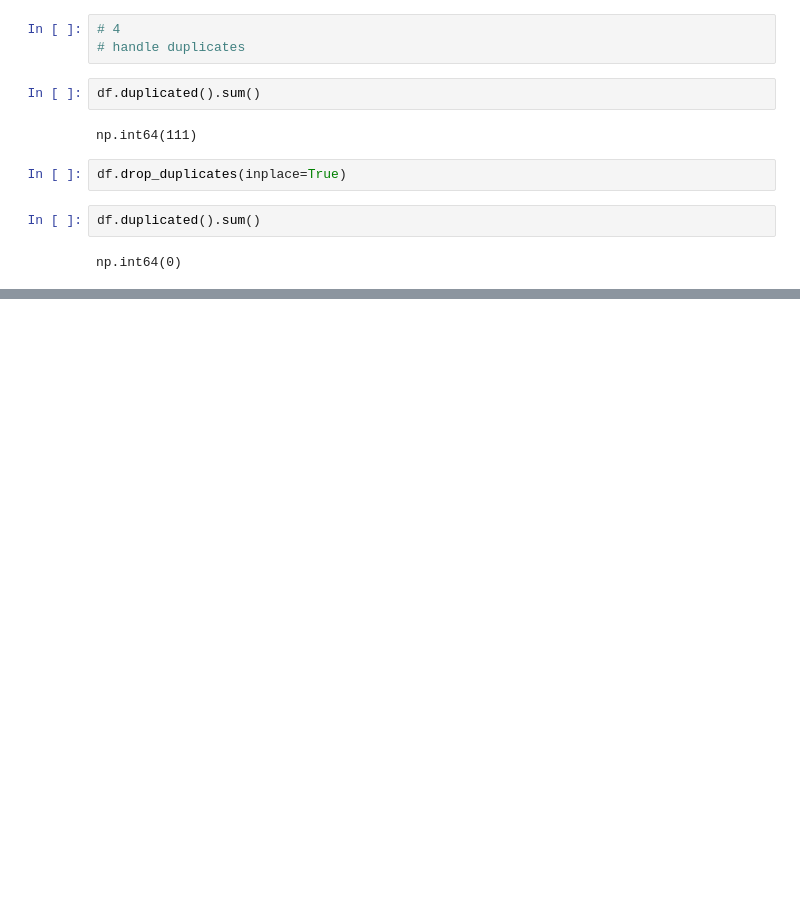
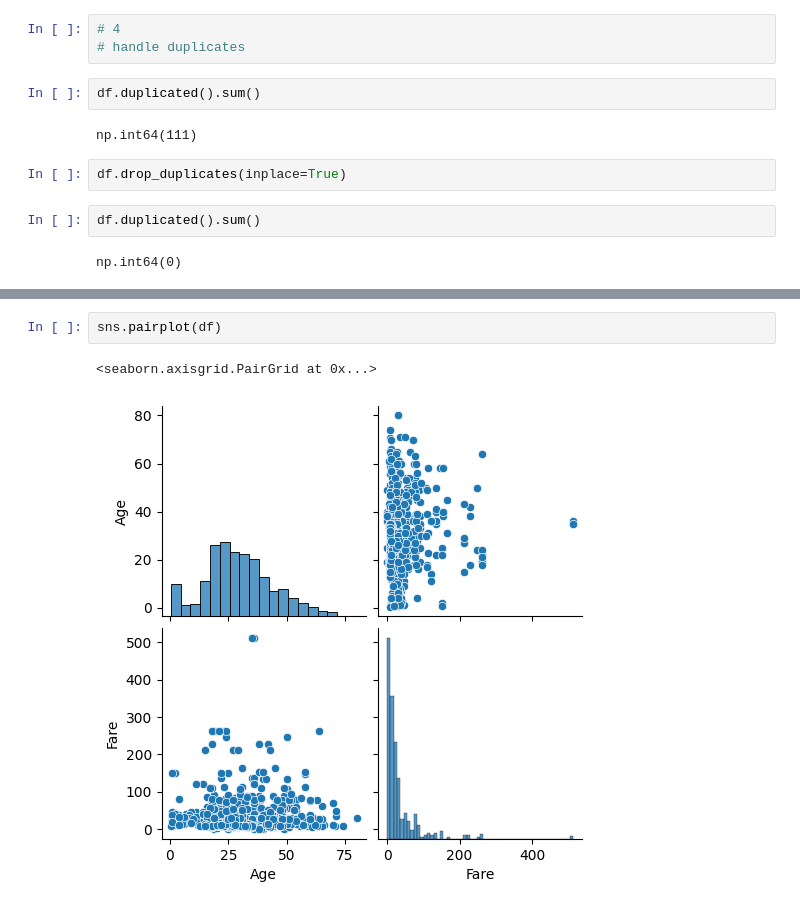
Before and after one commit to ahmed-mohammed-elkhafef/DEBI-ONL4_AIS2_S2, a Jupyter notebook: python-for-ml/final_project/session_8/code/pandas_practical.ipynb, the cells around one changed output, grey strips where cells are left out. Drawn from its saved outputs; the diff is of its cells as text; blank space fills up the shorter version.

```diff
--- a/python-for-ml/final_project/session_8/code/pandas_practical.ipynb
+++ b/python-for-ml/final_project/session_8/code/pandas_practical.ipynb
@@ -228,0 +280,5 @@ np.int64(0)
+# %%
+sns.pairplot(df)
+# %% [output]
+<seaborn.axisgrid.PairGrid at 0x...>
+[figure, added]
```
Also changed, not shown: parts of 20 cells of this notebook, 13 other files.
